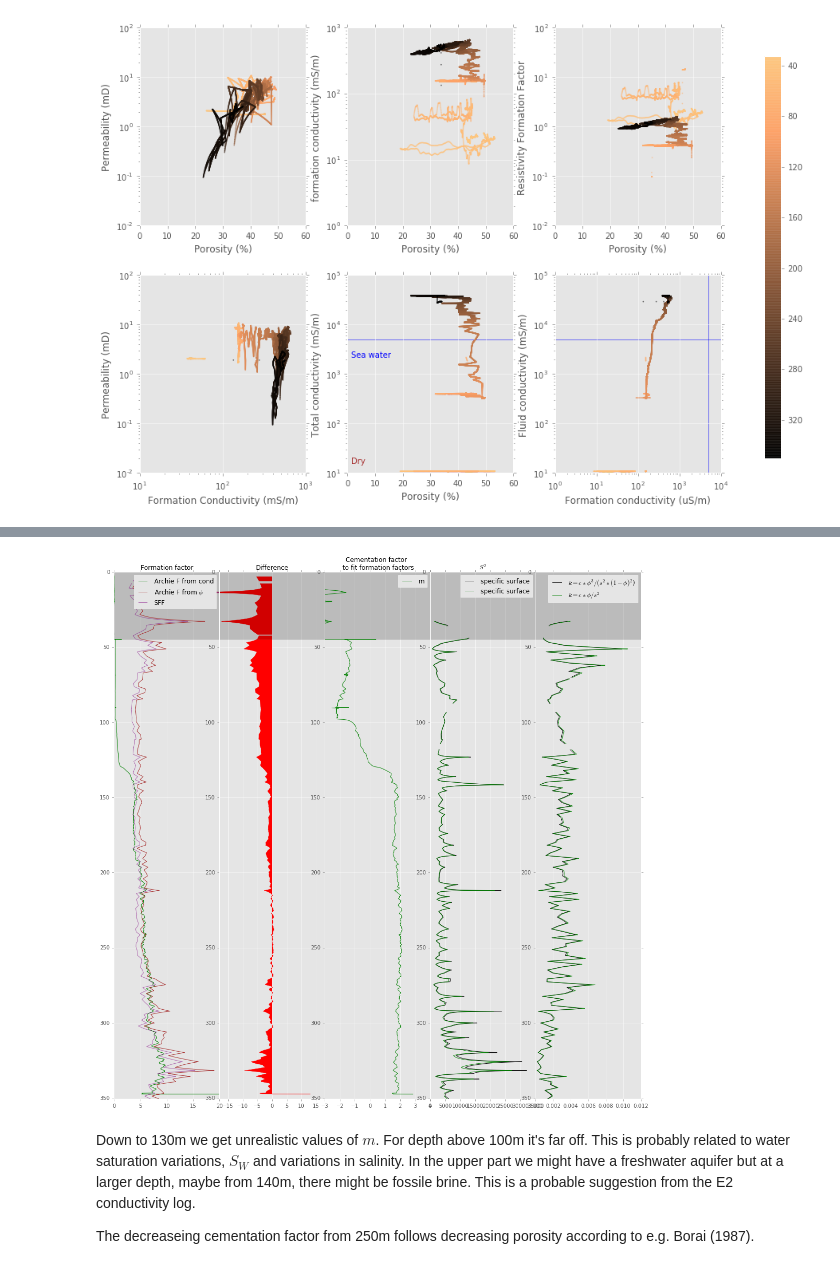
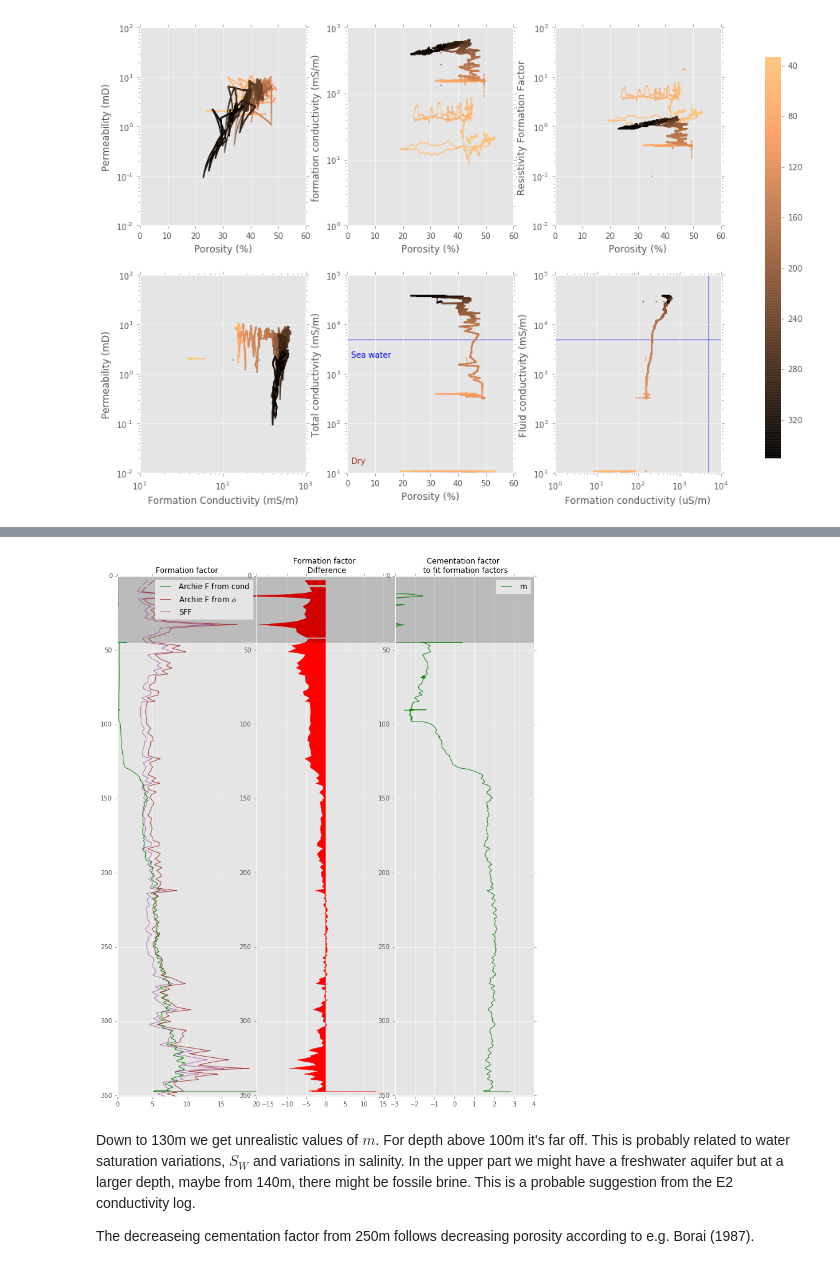
Before and after one commit to TobbeTripitaka/Dalbyover, a Jupyter notebook: Dalbyover sonic log.ipynb, the cells around one changed output, grey strips where cells are left out. Saved outputs shown, nothing was run; the diff lists cells and outputs as text; code cells hidden in the pictures.

```diff
--- a/Dalbyover sonic log.ipynb
+++ b/Dalbyover sonic log.ipynb
@@ -702,5 +702,5 @@ Archie's law See article
 # %%
-fig = plt.figure(figsize=(18,18))
+fig = plt.figure(figsize=(12,15))
 fig.subplots_adjust(wspace=0.0)
 plt.xticks(rotation='vertical')
 
@@ -711,60 +711,38 @@ m=2
 a=1 #a-factor is close to unity as expected for a sediment with small clay content and a low BET value
 
 resistivity_fluid = 10000/data['COND_E2'] #TCDS3719 i uS/cm
 resistivity_chalk = 1000/data['COND_G'] #INDG1832 i mS/m
 
 #Formation factors
-ax0 = plt.subplot(151)
+ax0 = plt.subplot(131)
 well_plot(resistivity_chalk/resistivity_fluid,data['DEPTH'], lw=1, alpha=0.9, color= 'green', label='Archie F from cond')
 well_plot(a/((0.01*POR_inter)**m),data['DEPTH'], lw=1, alpha=0.9, color= 'brown', label='Archie F from $\phi$')
 well_plot(0.81*(0.01*POR_inter)**-2,data['DEPTH'], lw=1, alpha=0.5, color= 'purple', label='SFF')
 plt.title('Formation factor', fontsize = 12)
 ax1.axes.get_yaxis().set_visible(False)
 plt.xlim(0, 20)
 plt.legend()
 casing_plot()
 
-ax1 = plt.subplot(152)
-plt.title('Difference', fontsize = 12)
+ax1 = plt.subplot(132)
+plt.title('Formation factor \n Difference', fontsize = 12)
 diff_form=resistivity_chalk/resistivity_fluid-a/((0.01*POR_inter)**m)
 ax1.fill_betweenx(data['DEPTH'],diff_form,color= 'red',label='Difference')
 plt.xlim(-18, 18)
 plt.ylim(max(data['DEPTH']),0)
 casing_plot()
 
-ax2 = plt.subplot(153)
+ax2 = plt.subplot(133)
 plt.title('Cementation factor \n to fit formation factors', fontsize = 12)
 m_form=(np.log(a*resistivity_fluid/resistivity_chalk))/(np.log(0.01*POR_inter))
 well_plot(m_form,data['DEPTH'], lw=1, alpha=0.9, color= 'green', label='m')
 plt.xlim(-3, 4)
 casing_plot()
 plt.legend()
 
-ax3 = plt.subplot(154)
-c=0.25
-plt.title('$S^2$', fontsize = 12)
-mortensen_c1 = np.array([mortensen1(POR_mort) for POR_mort in POR_inter/100])
-surface_form_mortensen = (mortensen_c1*(POR_inter**3)/PERM_inter)
-surface_form_stat = (c*(POR_inter**3)/PERM_inter)
-well_plot(surface_form_stat,data['DEPTH'], lw=1, alpha=0.9, color= 'black', label='specific surface')
-well_plot(surface_form_mortensen,data['DEPTH'], lw=1, alpha=0.9, color= 'green', label='specific surface')
-casing_plot()
-plt.legend()
-
-ax4 = plt.subplot(155)
-k2_inter=(mortensen_c1*POR_inter**3)/(surface_form_mortensen*(1-POR_inter)**2)
-k1_inter=mortensen_c1*POR_inter/surface_form_mortensen
-
-well_plot(k1_inter,data['DEPTH'], lw=1, alpha=0.9, color= 'black', label='$k=c*\phi^3/(s^2*(1-\phi)^2$)')
-well_plot(k2_inter,data['DEPTH'], lw=1, alpha=0.9, color= 'green', label='$k=c*\phi/s^2$')
-
-
-casing_plot()
-plt.legend()
-
 plt.show()
 # %% [output]
-[figure, old version]
+[figure, new version]
 # %% [markdown]
 Down to 130m we get unrealistic values of $m$.  For depth above 100m it's far off. This is probably related to water saturation variations, $S_W$  and variations in salinity. In the upper part we might have a freshwater aquifer but at a larger depth, maybe from 140m, there might be fossile brine. This is a probable suggestion from the E2 conductivity log.
 
```
Also changed, not shown: parts of 4 cells of this notebook.
